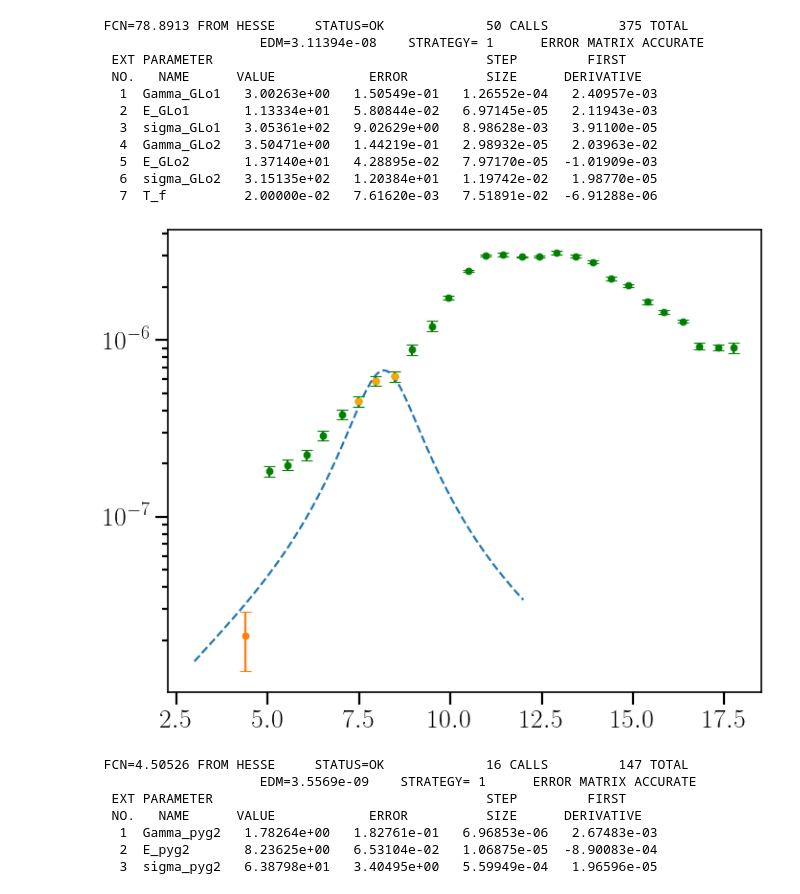
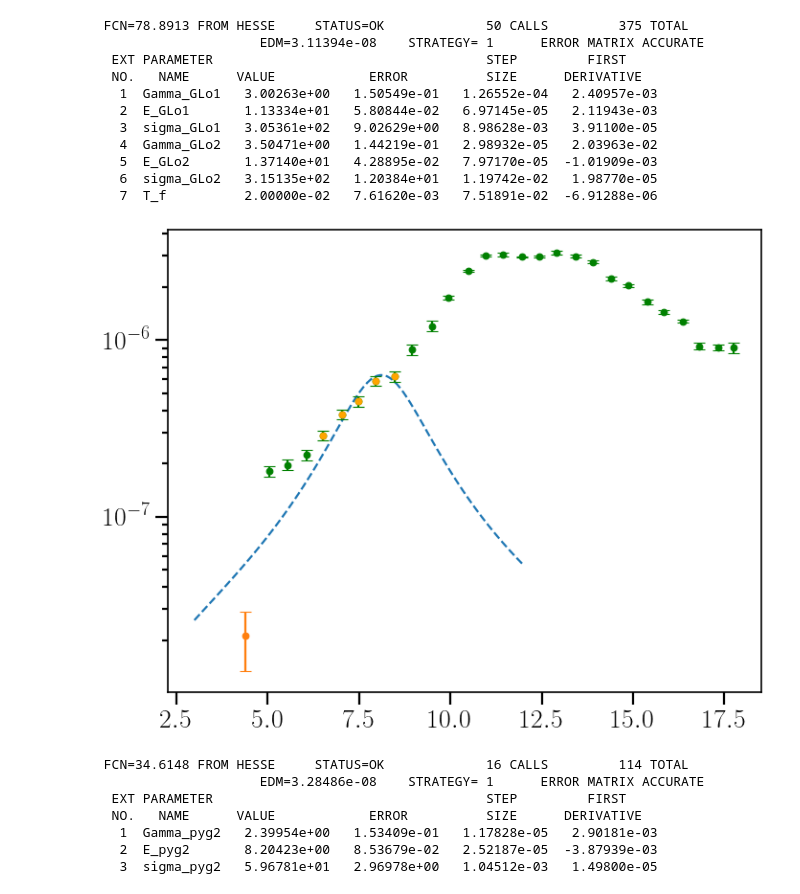
Before and after one commit to tellefs/MasterThesis, a Jupyter notebook: fitting.ipynb, the cells around one changed output. Saved outputs shown, nothing was run; the diff lists cells and outputs as text; code cells hidden in the pictures.

```diff
--- a/fitting.ipynb
+++ b/fitting.ipynb
@@ -214,9 +229,9 @@ fE = TGraphErrors(1,fEene,fEx,fEeneerr,fEerr)
 fM = TGraphErrors(1,fMene,fMx,fEeneerr,fMerr)
 
 #Making TGraphErrors of reduced Berman-data
-gsf_exp1_reduced = gsf_exp1[5:8]
-gsf_exp1_error_reduced = gsf_exp1_error[5:8]
-energy_exp1_reduced = energy_exp1[5:8]
+gsf_exp1_reduced = gsf_exp1[3:8]
+gsf_exp1_error_reduced = gsf_exp1_error[3:8]
+energy_exp1_reduced = energy_exp1[3:8]
 energy_exp1_error_reduced = np.zeros(len(energy_exp1_reduced))
 
 berman_233_gdrexp_reduced = TGraphErrors(len(energy_exp1_reduced), np.asarray(energy_exp1_reduced),
@@ -224,39 +239,39 @@ berman_233_gdrexp_reduced = TGraphErrors(len(energy_exp1_reduced), np.asarray(en
                                 np.asarray(gsf_exp1_error_reduced))
 
 
 #fitting to M1 data
 M1_data = TMultiGraph()
 M1_data.Add(fM)
 M1_data.Add(berman_233_gdrexp_reduced) #adding reduced berman data to the fit
 M1_data.Fit(fit_strength_M1, 'RM+')
 
 #prepare for plotting
 fitted_parameters_pyg2 = np.zeros(no_of_parameters_pyg2)
 fitted_parameters_pyg2[0] = fit_strength_M1.GetParameter(0)
 fitted_parameters_pyg2[1] = fit_strength_M1.GetParameter(1)
 fitted_parameters_pyg2[2] = fit_strength_M1.GetParameter(2)
 x_plot_pyg2 = [np.linspace(xmin_pyg2, xmax_pyg2, 100)]
 y_plot_pyg2 = FitPygmy(x_plot_pyg2, fitted_parameters_pyg2)
 
 #plotting, together with berman data
 fig, ax = plt.subplots()
 
 ax.plot(x_plot_pyg2[0], y_plot_pyg2, '--', label='Pyg2 Resonance/M1')
 
 ax.errorbar(x=fMene, y=fMx, yerr=fMerr, xerr=None, fmt='o', label="$U^{234}(n,\gamma)$ M1, Kopecky")
 #Experimental: Berman 1986
 ax.errorbar(energy_exp1, gsf_exp1, yerr=gsf_exp1_error, x_err=None, fmt="o", color='green', label="$U^{234}(\gamma,n)$ Berman (1986)")
 ax.errorbar(energy_exp1_reduced, gsf_exp1_reduced, xerr=None, yerr=None, fmt='o', color='orange')
 
 ax.set_yscale('log')
 fig.show()
 # %% [output]
-[figure, old version]
+[figure, new version]
- FCN=4.50526 FROM HESSE     STATUS=OK             16 CALLS         147 TOTAL
-                     EDM=3.5569e-09    STRATEGY= 1      ERROR MATRIX ACCURATE
+ FCN=34.6148 FROM HESSE     STATUS=OK             16 CALLS         114 TOTAL
+                     EDM=3.28486e-08    STRATEGY= 1      ERROR MATRIX ACCURATE
   EXT PARAMETER                                   STEP         FIRST
   NO.   NAME      VALUE            ERROR          SIZE      DERIVATIVE
-   1  Gamma_pyg2   1.78264e+00   1.82761e-01   6.96853e-06   2.67483e-03
-   2  E_pyg2       8.23625e+00   6.53104e-02   1.06875e-05  -8.90083e-04
-   3  sigma_pyg2   6.38798e+01   3.40495e+00   5.59949e-04   1.96596e-05
+   1  Gamma_pyg2   2.39954e+00   1.53409e-01   1.17828e-05   2.90181e-03
+   2  E_pyg2       8.20423e+00   8.53679e-02   2.52187e-05  -3.87939e-03
+   3  sigma_pyg2   5.96781e+01   2.96978e+00   1.04512e-03   1.49800e-05
 # %%
```
Also changed, not shown: parts of 7 cells of this notebook, 2 other files.
